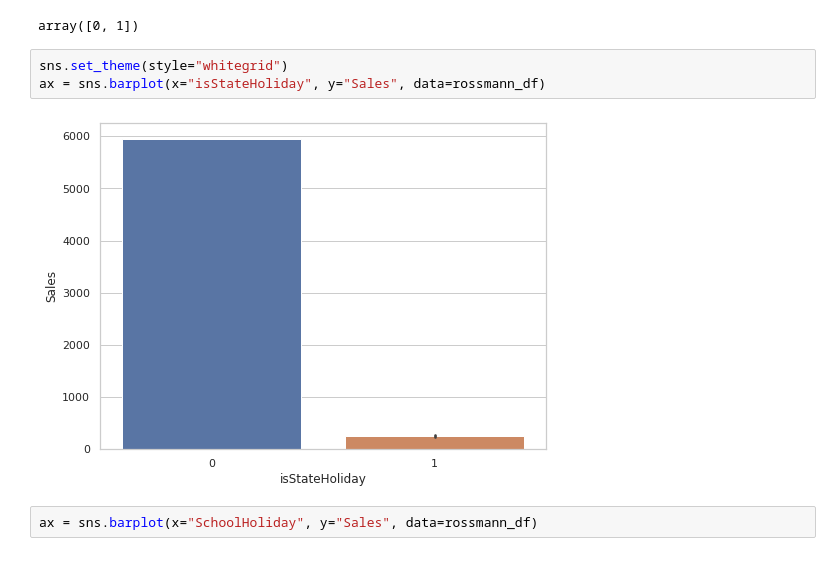
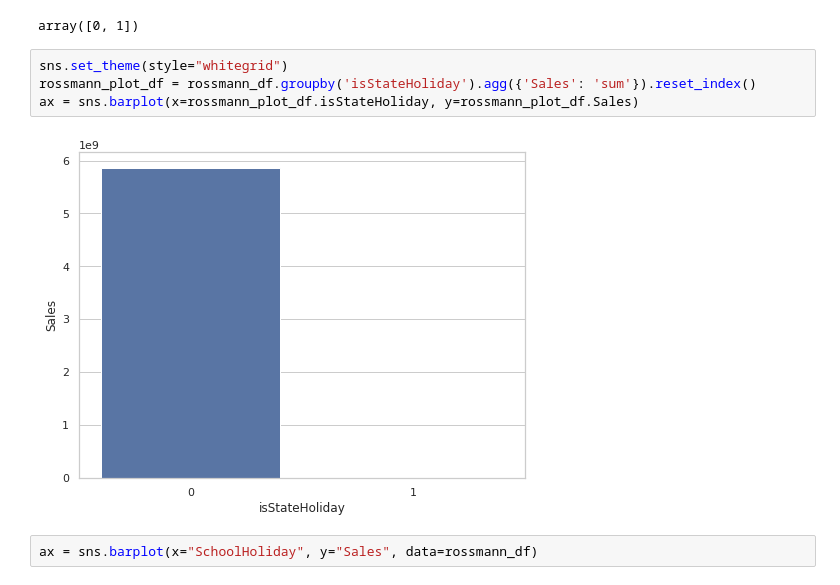
Before and after one commit to sudeep-009/Retail-Sales-Prediction, a Jupyter notebook: Rossmann_Sales_Prediction_Capstone_Project.ipynb, the cells around one changed output. Cells and saved outputs as stored; diff of their text form.

Commit message:
Data Inspection

```diff
--- a/Rossmann_Sales_Prediction_Capstone_Project.ipynb
+++ b/Rossmann_Sales_Prediction_Capstone_Project.ipynb
@@ -98,9 +242,10 @@ rossmann_df['isStateHoliday'].unique()
 array([0, 1])
 # %%
 sns.set_theme(style="whitegrid")
-ax = sns.barplot(x="isStateHoliday", y="Sales", data=rossmann_df)
+rossmann_plot_df = rossmann_df.groupby('isStateHoliday').agg({'Sales': 'sum'}).reset_index()
+ax = sns.barplot(x=rossmann_plot_df.isStateHoliday, y=rossmann_plot_df.Sales)
 # %% [output]
-[figure, old version]
+[figure, new version]
 # %%
 ax = sns.barplot(x="SchoolHoliday", y="Sales", data=rossmann_df)
 # %% [output]
```
Also changed, not shown: parts of 19 cells of this notebook.
